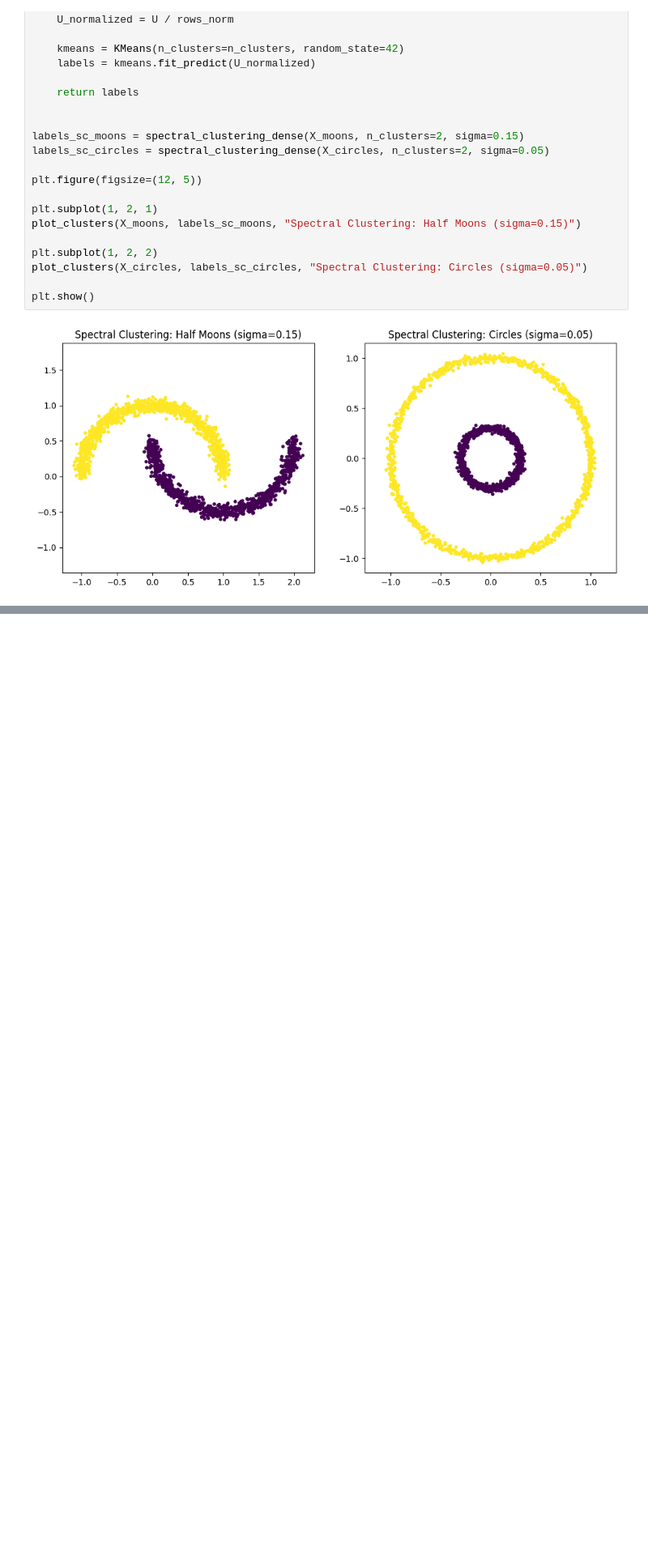
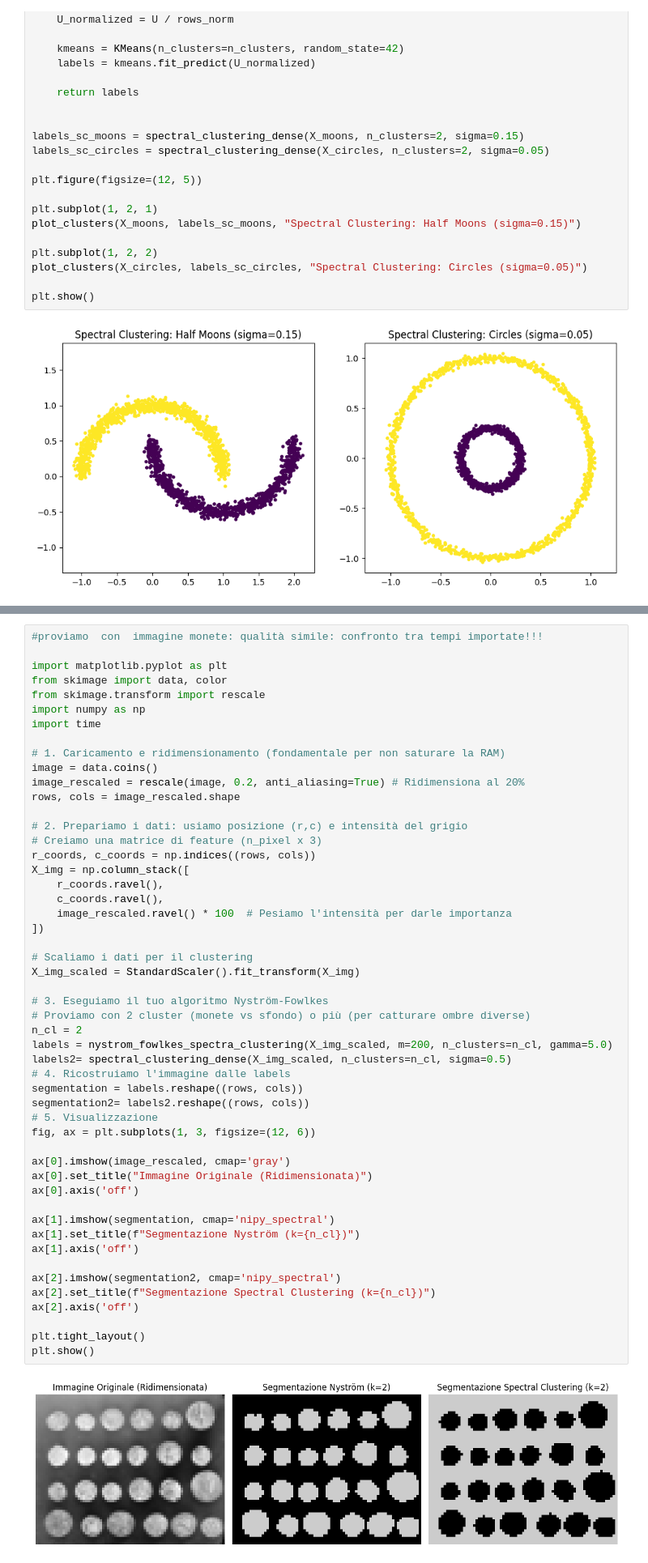
Before and after one commit to giorgiozoccatelli/ComputationalLinearAlgebra, a Jupyter notebook: SpectralClustering/SpectralClustering.ipynb, the cells around one changed output, grey strips where cells are left out. Shown at 81% size. Saved outputs shown, nothing was run; the diff lists cells and outputs as text; blank space fills up the shorter version.

```diff
--- a/SpectralClustering/SpectralClustering.ipynb
+++ b/SpectralClustering/SpectralClustering.ipynb
@@ -213 +213,54 @@ Standard Spectral    | 1.2069s | 1.0000
 📊 Delta Precisione: 0.0000
+# %%
+#proviamo  con  immagine monete: qualità simile: confronto tra tempi importate!!!
+
+import matplotlib.pyplot as plt
+from skimage import data, color
+from skimage.transform import rescale
+import numpy as np
+import time
+
+# 1. Caricamento e ridimensionamento (fondamentale per non saturare la RAM)
+image = data.coins()
+image_rescaled = rescale(image, 0.2, anti_aliasing=True) # Ridimensiona al 20%
+rows, cols = image_rescaled.shape
+
+# 2. Prepariamo i dati: usiamo posizione (r,c) e intensità del grigio
+# Creiamo una matrice di feature (n_pixel x 3)
+r_coords, c_coords = np.indices((rows, cols))
+X_img = np.column_stack([
+    r_coords.ravel(),
+    c_coords.ravel(),
+    image_rescaled.ravel() * 100  # Pesiamo l'intensità per darle importanza
+])
+
+# Scaliamo i dati per il clustering
+X_img_scaled = StandardScaler().fit_transform(X_img)
+
+# 3. Eseguiamo il tuo algoritmo Nyström-Fowlkes
+# Proviamo con 2 cluster (monete vs sfondo) o più (per catturare ombre diverse)
+n_cl = 2
+labels = nystrom_fowlkes_spectra_clustering(X_img_scaled, m=200, n_clusters=n_cl, gamma=5.0)
+labels2= spectral_clustering_dense(X_img_scaled, n_clusters=n_cl, sigma=0.5)
+# 4. Ricostruiamo l'immagine dalle labels
+segmentation = labels.reshape((rows, cols))
+segmentation2= labels2.reshape((rows, cols))
+# 5. Visualizzazione
+fig, ax = plt.subplots(1, 3, figsize=(12, 6))
+
+ax[0].imshow(image_rescaled, cmap='gray')
+ax[0].set_title("Immagine Originale (Ridimensionata)")
+ax[0].axis('off')
+
+ax[1].imshow(segmentation, cmap='nipy_spectral')
+ax[1].set_title(f"Segmentazione Nyström (k={n_cl})")
+ax[1].axis('off')
+
+ax[2].imshow(segmentation2, cmap='nipy_spectral')
+ax[2].set_title(f"Segmentazione Spectral Clustering (k={n_cl})")
+ax[2].axis('off')
+
+plt.tight_layout()
+plt.show()
+# %% [output]
+[figure, added]
```
Also changed, not shown: parts of 7 cells of this notebook.
